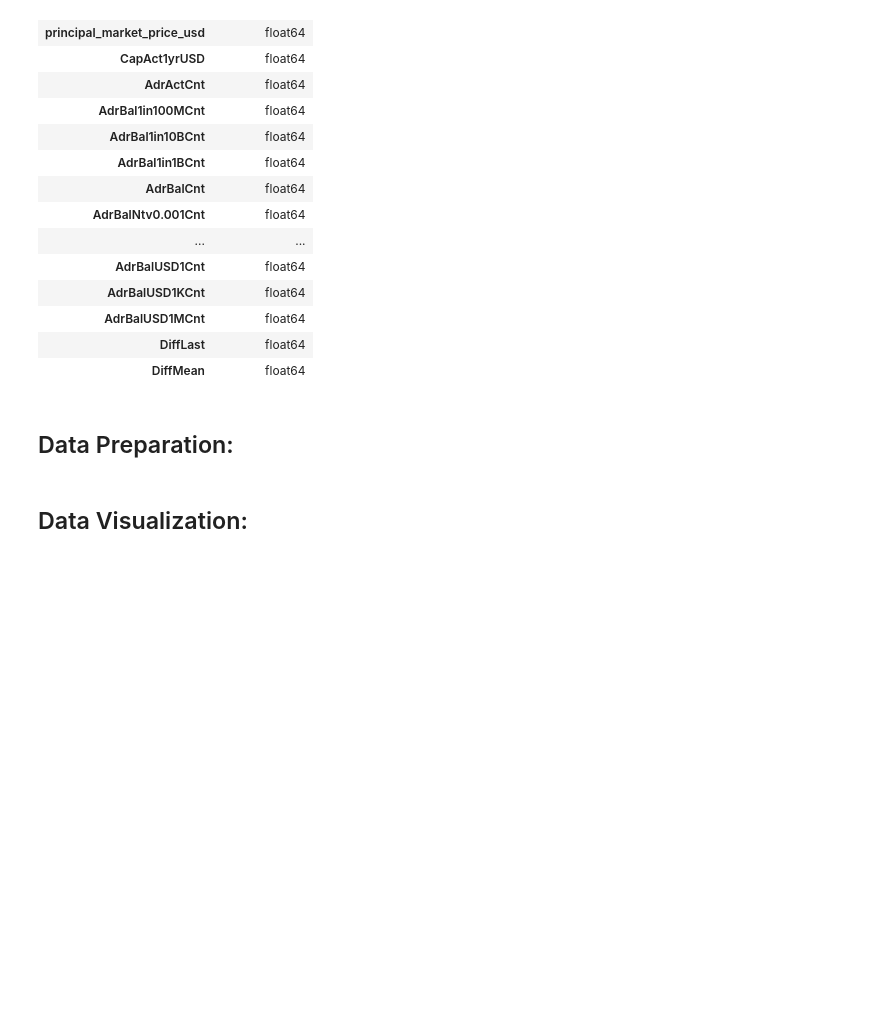
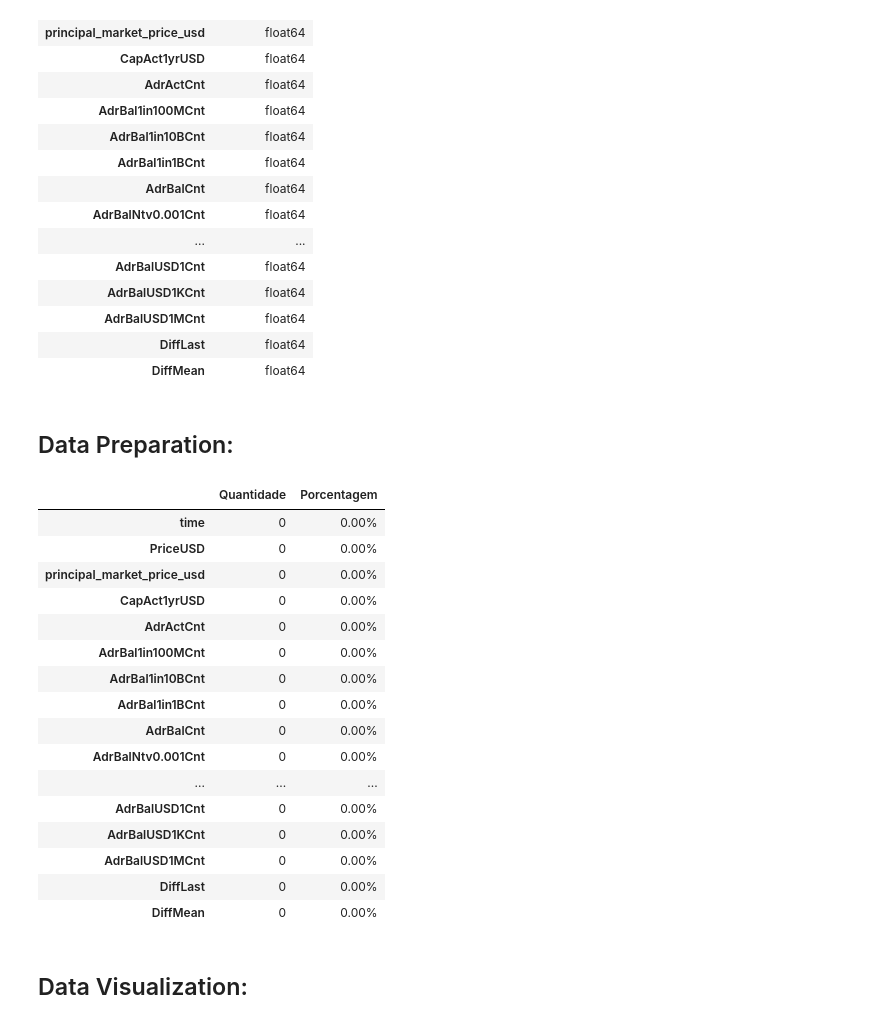
Before and after one commit to SamuelBarbosaDev/Bitcoin_Price_Prediction, a Jupyter notebook: core/core/main.ipynb, the cells around one changed output. Saved outputs shown, nothing was run; the diff lists cells and outputs as text; code cells hidden in the pictures; blank space fills up the shorter version.

```diff
--- a/core/core/main.ipynb
+++ b/core/core/main.ipynb
@@ -271,6 +271,26 @@ bitcoin.verificando_tipos(dataframe=dataset)
 ## Data Preparation:
 # %%
 dataset = bitcoin.removendo_nulos(dataframe=dataset)
+# %%
+bitcoin.verificando_valores_nulos(dataframe=dataset)
+# %% [output]
+|  | Quantidade | Porcentagem |
+| time | 0 | 0.00% |
+| PriceUSD | 0 | 0.00% |
+| principal_market_price_usd | 0 | 0.00% |
+| CapAct1yrUSD | 0 | 0.00% |
+| AdrActCnt | 0 | 0.00% |
+| AdrBal1in100MCnt | 0 | 0.00% |
+| AdrBal1in10BCnt | 0 | 0.00% |
+| AdrBal1in1BCnt | 0 | 0.00% |
+| AdrBalCnt | 0 | 0.00% |
+| AdrBalNtv0.001Cnt | 0 | 0.00% |
+| ... | ... | ... |
+| AdrBalUSD1Cnt | 0 | 0.00% |
+| AdrBalUSD1KCnt | 0 | 0.00% |
+| AdrBalUSD1MCnt | 0 | 0.00% |
+| DiffLast | 0 | 0.00% |
+| DiffMean | 0 | 0.00% |
 # %% [markdown]
 ## Data Visualization:
 # %%
```
Also changed, not shown: parts of 10 cells of this notebook, 1 other file.
